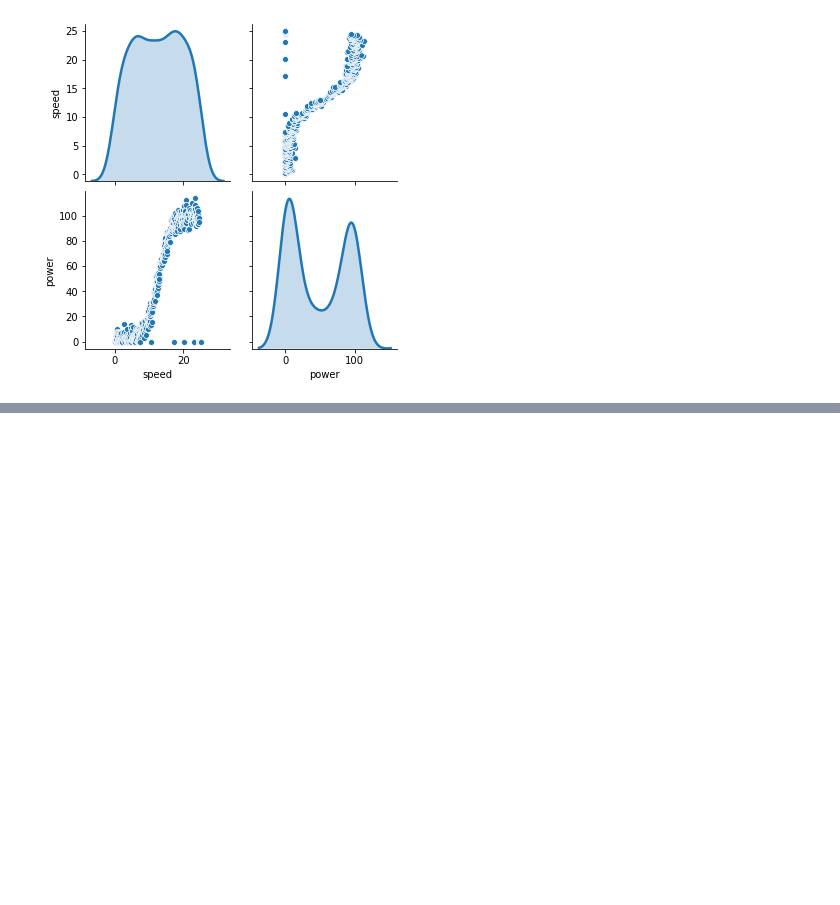
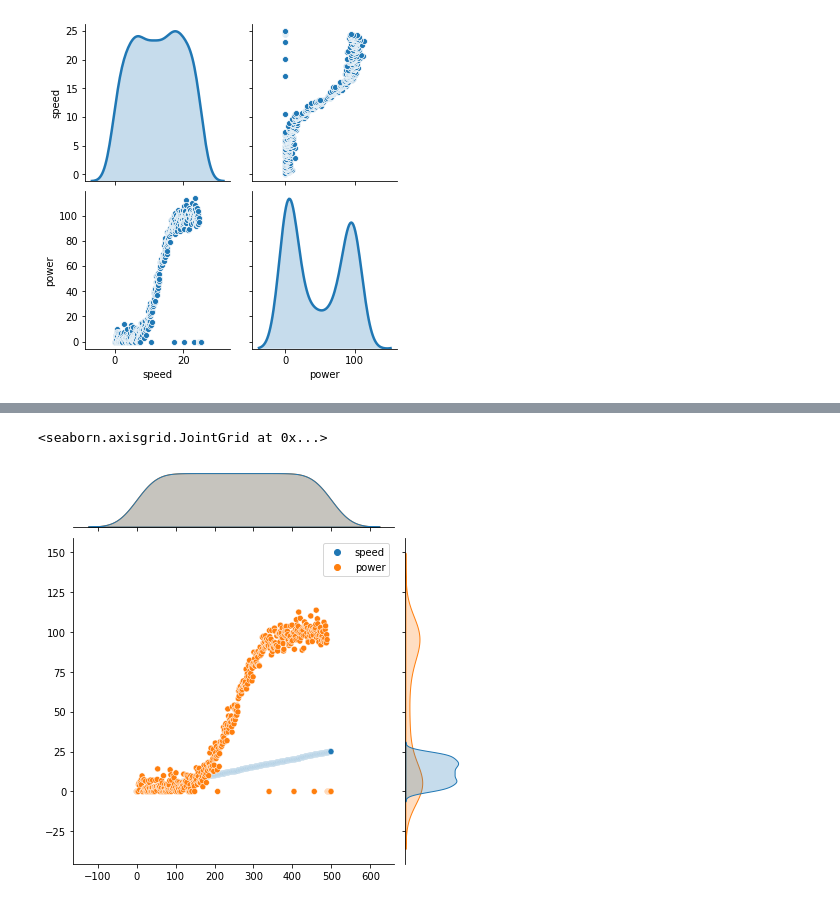
Before and after one commit to NiamhOL/Machine-Learning-and-Statistics-Project-2020, a Jupyter notebook: MLSProject2020.ipynb, the cells around one changed output, grey strips where cells are left out. Saved outputs shown, nothing was run; the diff lists cells and outputs as text; code cells hidden in the pictures; blank space fills up the shorter version.

```diff
--- a/MLSProject2020.ipynb
+++ b/MLSProject2020.ipynb
@@ -130,0 +133,5 @@ sns.pairplot(df, diag_kind = 'kde')
+# %%
+sns.jointplot( data = df)
+# %% [output]
+<seaborn.axisgrid.JointGrid at 0x...>
+[figure, added]
```
Also changed, not shown: parts of 45 cells of this notebook, 1 other file.
